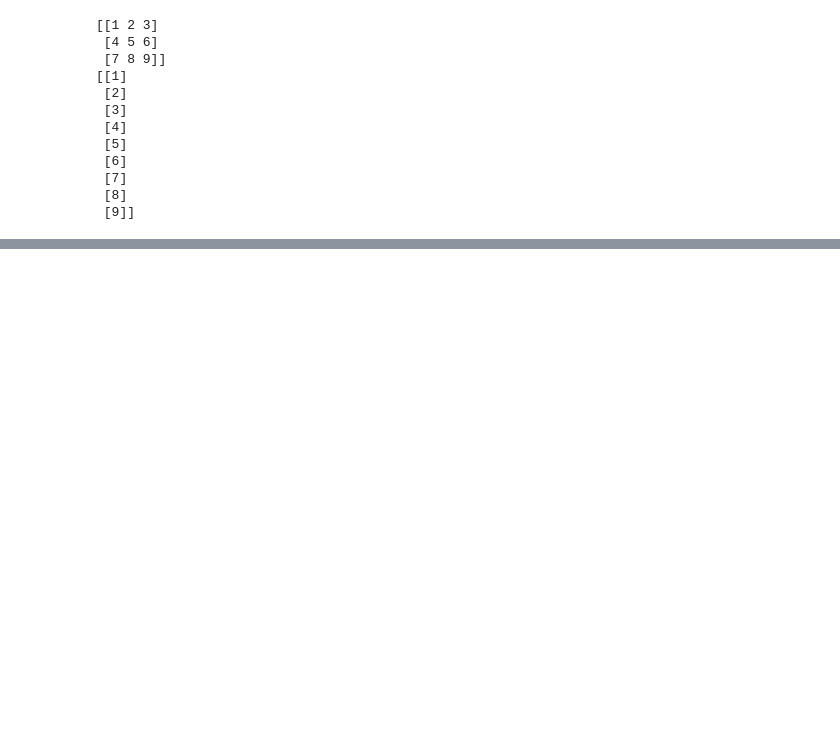
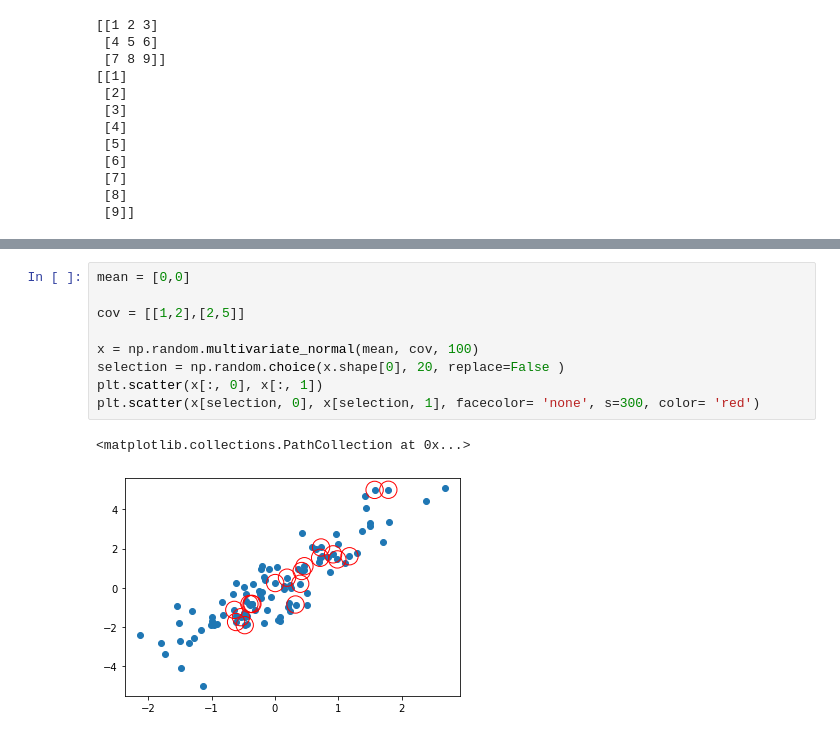
Before and after one commit to RobertaMurniece/personal-projects, a Jupyter notebook: numpy.ipynb, the cells around one changed output, grey strips where cells are left out. Saved outputs shown, nothing was run; the diff lists cells and outputs as text; blank space fills up the shorter version.

```diff
--- a/numpy.ipynb
+++ b/numpy.ipynb
@@ -101,0 +229,12 @@ print(grid)
+# %%
+mean = [0,0]
+
+cov = [[1,2],[2,5]]
+
+x = np.random.multivariate_normal(mean, cov, 100)
+selection = np.random.choice(x.shape[0], 20, replace=False )
+plt.scatter(x[:, 0], x[:, 1])
+plt.scatter(x[selection, 0], x[selection, 1], facecolor= 'none', s=300, color= 'red')
+# %% [output]
+<matplotlib.collections.PathCollection at 0x...>
+[figure, added]
```
Also changed, not shown: parts of 22 cells of this notebook, 3 other files.
